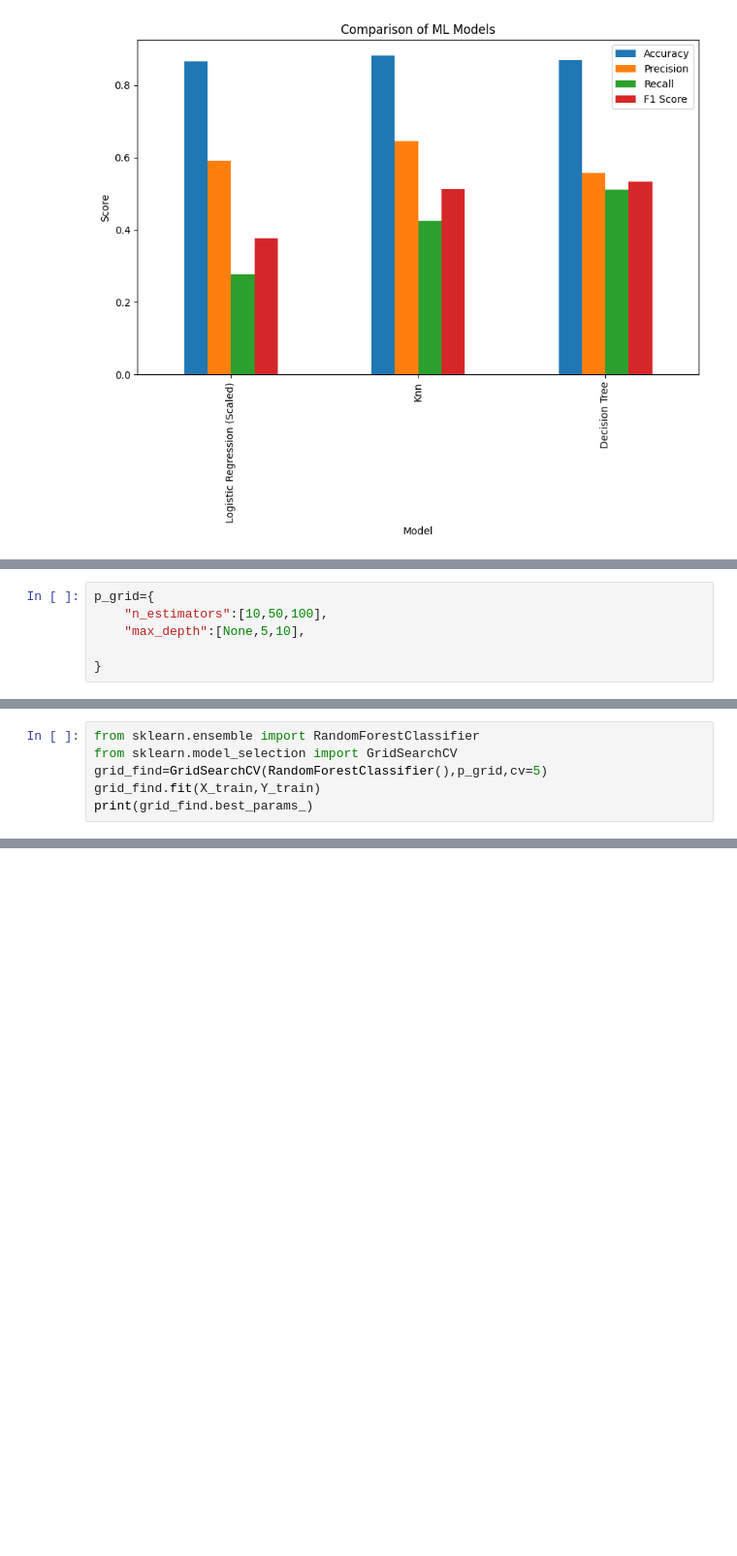
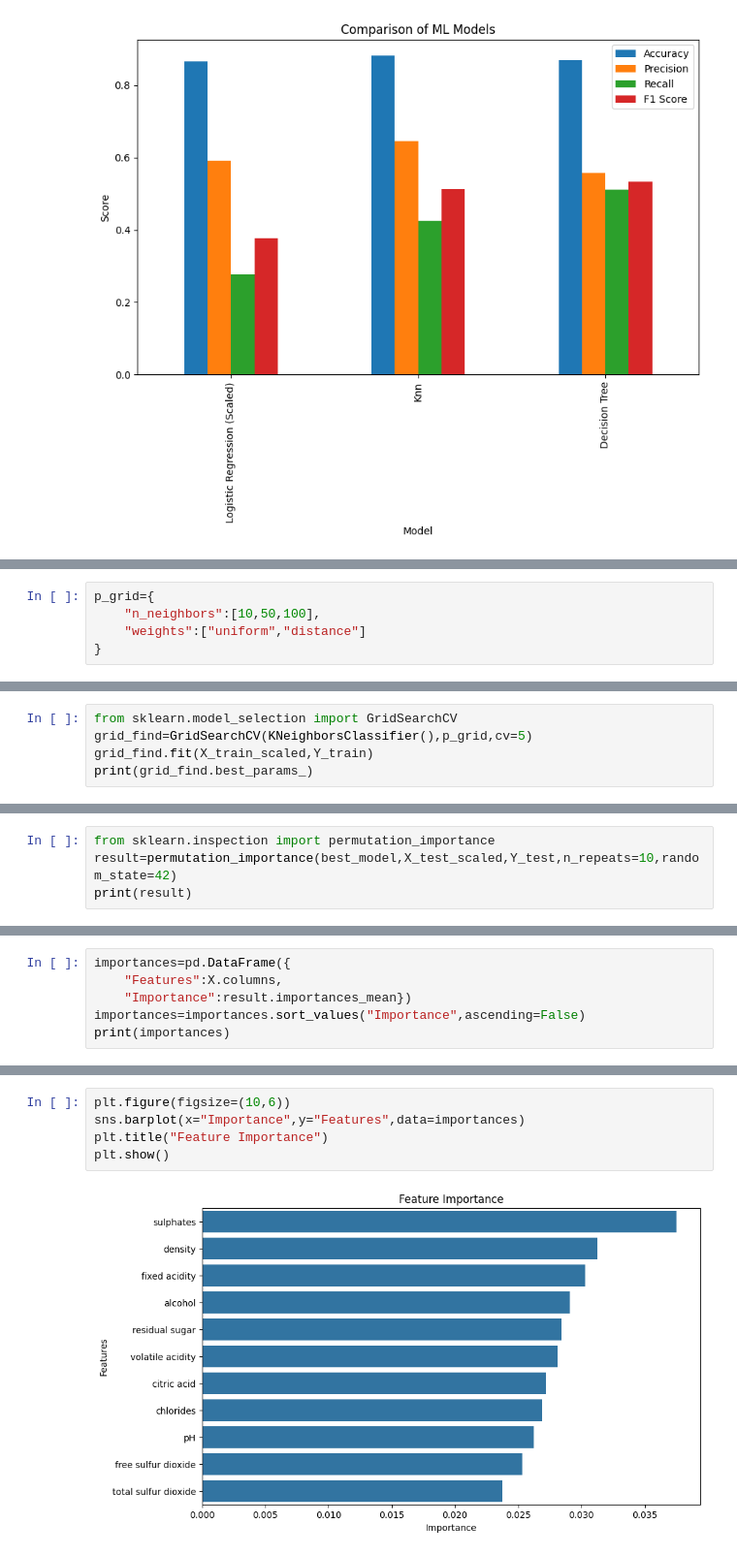
Before and after one commit to Jaya-323/AI-ML--model-projects, a Jupyter notebook: Project1.ipynb, the cells around one changed output, grey strips where cells are left out. Shown at 97% size. Cells and saved outputs as stored; diff of their text form; blank space fills up the shorter version.

```diff
--- a/Project1.ipynb
+++ b/Project1.ipynb
@@ -385,6 +444,5 @@ plt.show()
 # %%
 p_grid={
-    "n_estimators":[10,50,100],
-    "max_depth":[None,5,10],
-
+    "n_neighbors":[10,50,100],
+    "weights":["uniform","distance"]
 }
@@ -391,7 +451,6 @@ p_grid={
 # %%
-from sklearn.ensemble import RandomForestClassifier
 from sklearn.model_selection import GridSearchCV
-grid_find=GridSearchCV(RandomForestClassifier(),p_grid,cv=5)
-grid_find.fit(X_train,Y_train)
+grid_find=GridSearchCV(KNeighborsClassifier(),p_grid,cv=5)
+grid_find.fit(X_train_scaled,Y_train)
 print(grid_find.best_params_)
 # %% [output]
@@ -420,0 +474,4 @@ print(comparision_2)
+# %%
+from sklearn.inspection import permutation_importance
+result=permutation_importance(best_model,X_test_scaled,Y_test,n_repeats=10,random_state=42)
+print(result)
@@ -420,0 +496,6 @@ print(comparision_2)
+# %%
+importances=pd.DataFrame({
+    "Features":X.columns,
+    "Importance":result.importances_mean})
+importances=importances.sort_values("Importance",ascending=False)
+print(importances)
@@ -420,0 +515,7 @@ print(comparision_2)
+# %%
+plt.figure(figsize=(10,6))
+sns.barplot(x="Importance",y="Features",data=importances)
+plt.title("Feature Importance")
+plt.show()
+# %% [output]
+[figure, added]
```
Also changed, not shown: parts of 49 cells of this notebook, 1 other file.
